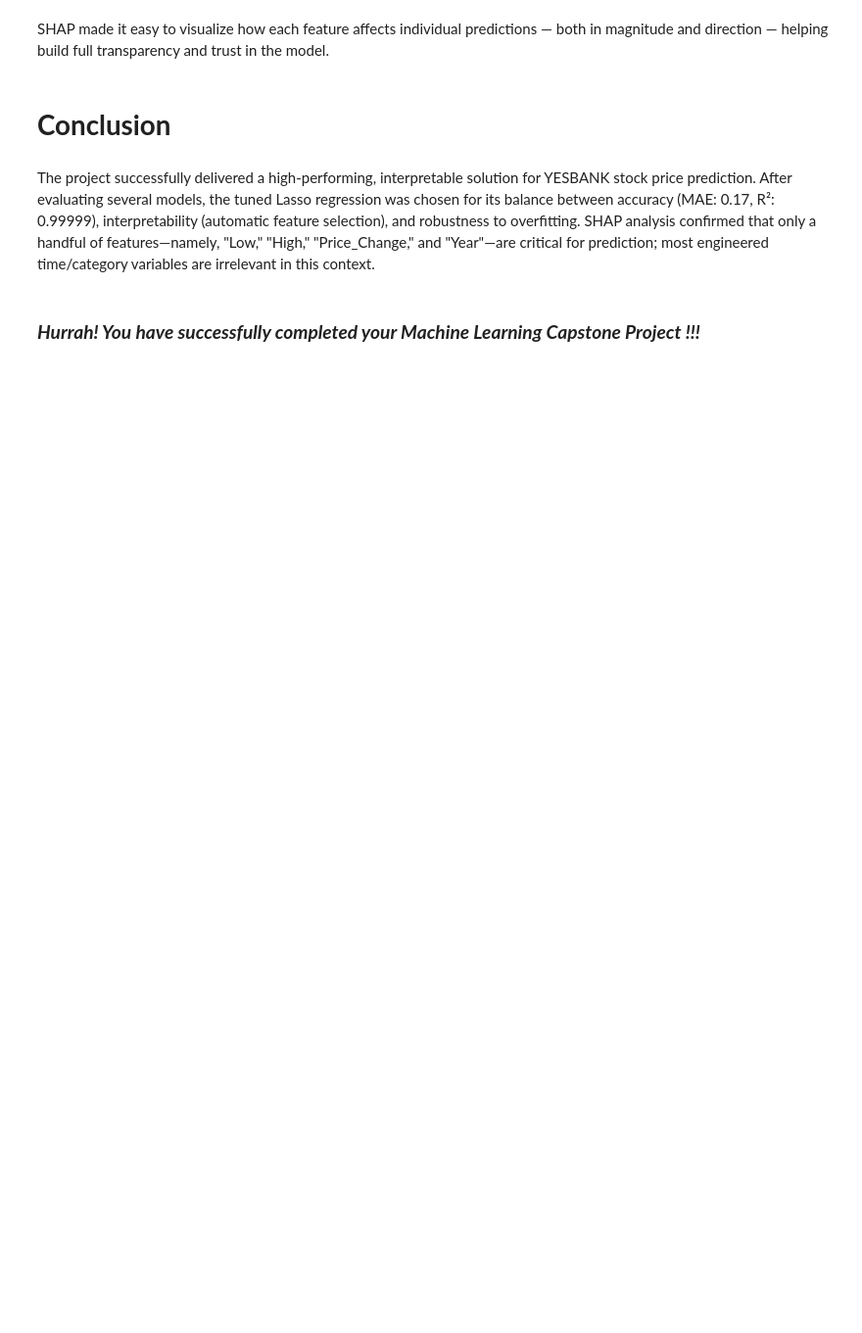
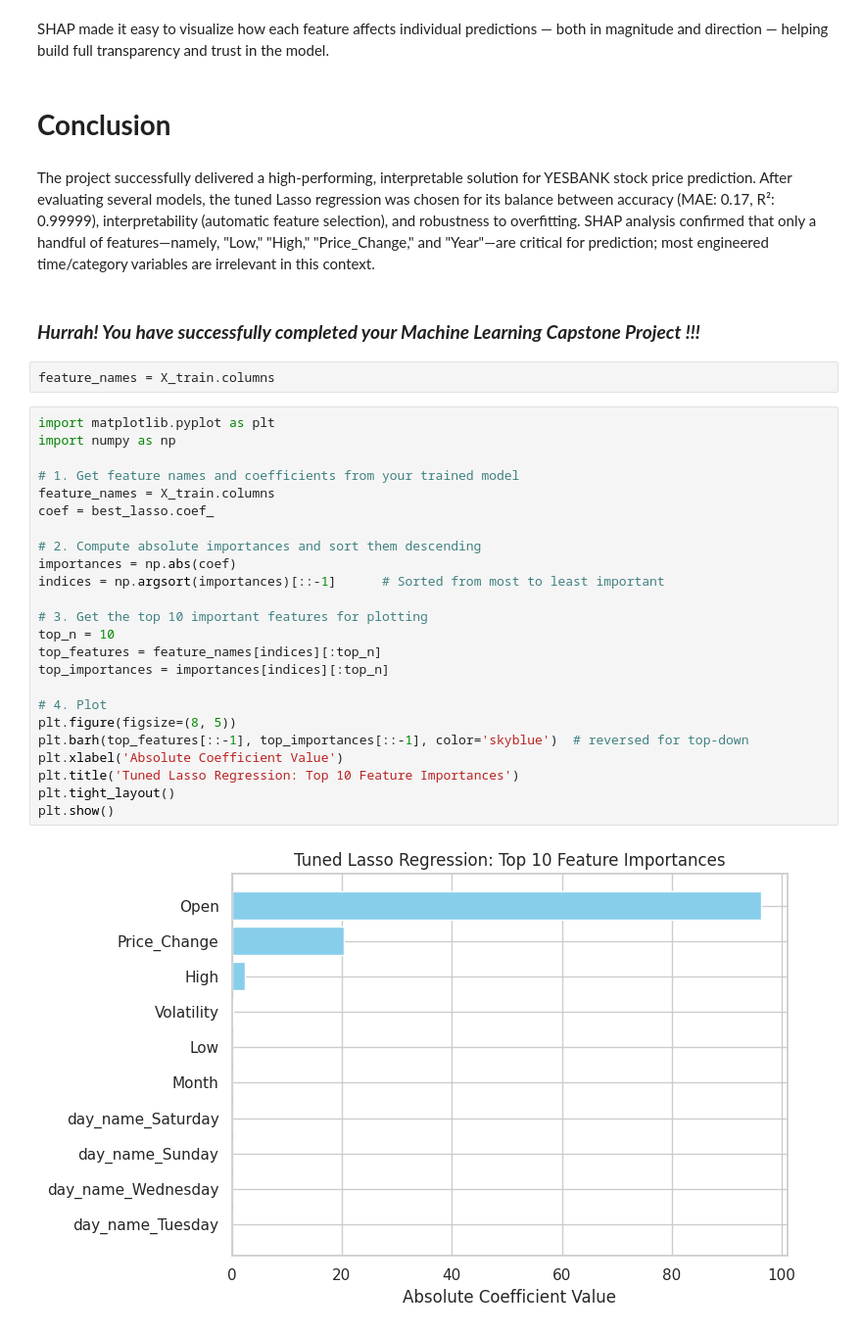
Before and after one commit to ArchanaMahto/Regression_Model, a Jupyter notebook: Copy_of_RegressionFinal_ML_Submission_Template.ipynb, the cells around one changed output. Shown at 98% size. Drawn from its saved outputs; the diff is of its cells as text; blank space fills up the shorter version.

```diff
--- a/Copy_of_RegressionFinal_ML_Submission_Template.ipynb
+++ b/Copy_of_RegressionFinal_ML_Submission_Template.ipynb
@@ -2209,3 +2231,31 @@ SHAP made it easy to visualize how each feature affects individual predictions
 The project successfully delivered a high-performing, interpretable solution for YESBANK stock price prediction. After evaluating several models, the tuned Lasso regression was chosen for its balance between accuracy (MAE: 0.17, R²: 0.99999), interpretability (automatic feature selection), and robustness to overfitting. SHAP analysis confirmed that only a handful of features—namely, "Low," "High," "Price_Change," and "Year"—are critical for prediction; most engineered time/category variables are irrelevant in this context.
 # %% [markdown]
 ### ***Hurrah! You have successfully completed your Machine Learning Capstone Project !!!***
+# %%
+feature_names = X_train.columns
+# %%
+import matplotlib.pyplot as plt
+import numpy as np
+
+# 1. Get feature names and coefficients from your trained model
+feature_names = X_train.columns
+coef = best_lasso.coef_
+
+# 2. Compute absolute importances and sort them descending
+importances = np.abs(coef)
+indices = np.argsort(importances)[::-1]      # Sorted from most to least important
+
+# 3. Get the top 10 important features for plotting
+top_n = 10
+top_features = feature_names[indices][:top_n]
+top_importances = importances[indices][:top_n]
+
+# 4. Plot
+plt.figure(figsize=(8, 5))
+plt.barh(top_features[::-1], top_importances[::-1], color='skyblue')  # reversed for top-down
+plt.xlabel('Absolute Coefficient Value')
+plt.title('Tuned Lasso Regression: Top 10 Feature Importances')
+plt.tight_layout()
+plt.show()
+# %% [output]
+[figure, added]
```
Also changed, not shown: parts of 6 cells of this notebook.
